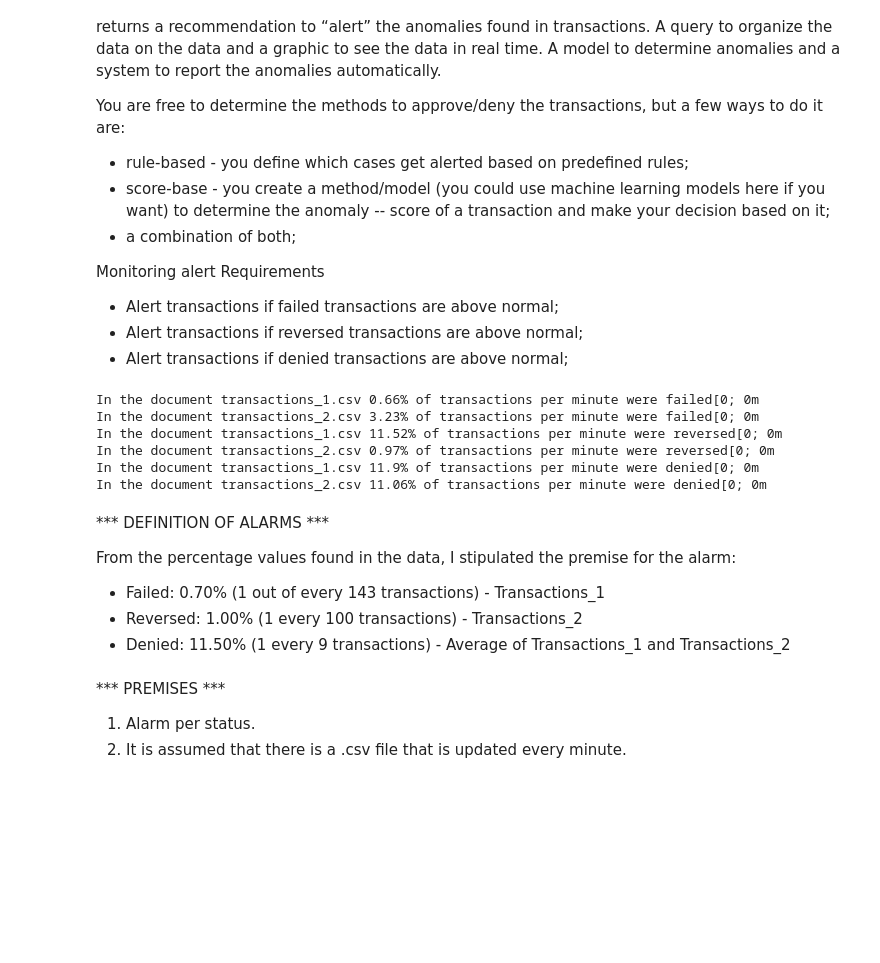
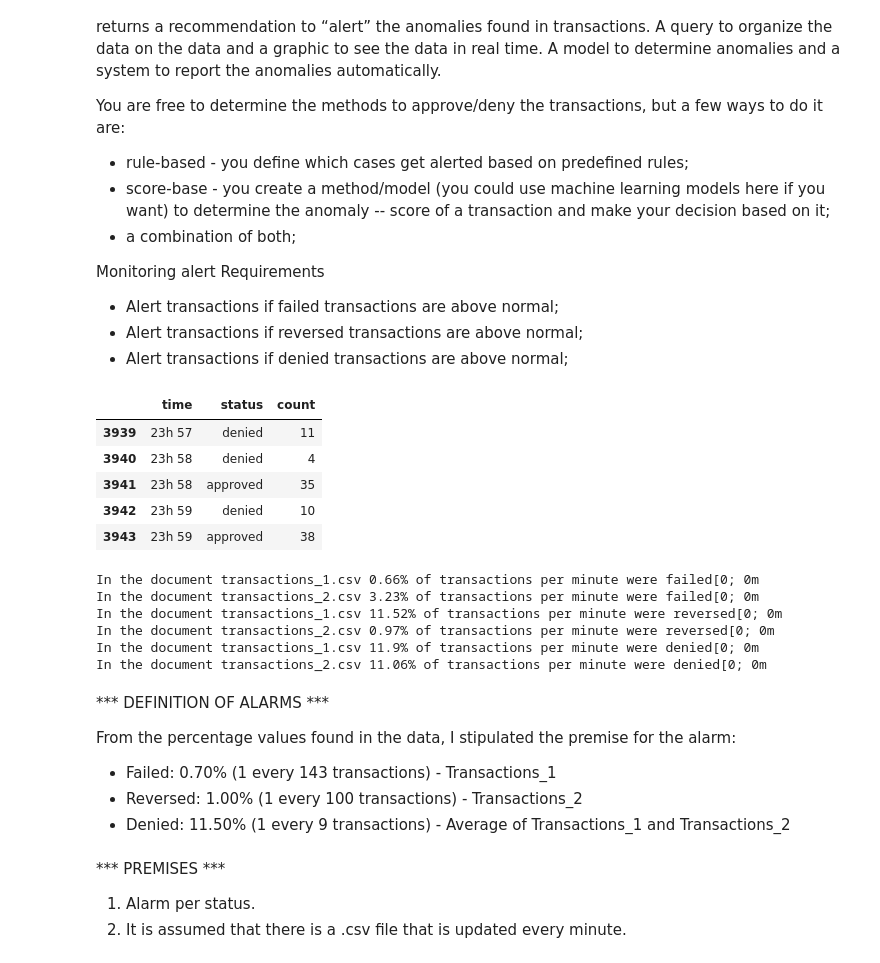
Before and after one commit to pedrofonsecapadilha/CloudWalk_Test, a Jupyter notebook: 3.2-SolveTheProblem.ipynb, the cells around one changed output. Cells and saved outputs as stored; diff of their text form; code cells hidden in the pictures; blank space fills up the shorter version.

```diff
--- a/3.2-SolveTheProblem.ipynb
+++ b/3.2-SolveTheProblem.ipynb
@@ -135,3 +135,35 @@ def plot_graph_h(doc, status):
+# %%
+# LOOKING THRU DATA
+import pandas as pd
+import pandasql as ps
+
+# data_1 = pd.read_csv('transactions_1.csv')
+
+# data_1 = ps.sqldf("""
+# SELECT
+#     *
+# FROM
+#     data_1
+# """)
+# data_1.head(5)
+
+data_2 = pd.read_csv('transactions_2.csv')
+
+data_2 = ps.sqldf("""
+SELECT
+    *
+FROM
+    data_2
+""")
+
+data_2.tail(5)
+# %% [output]
+|  | time | status | count |
+| 3939 | 23h 57 | denied | 11 |
+| 3940 | 23h 58 | denied | 4 |
+| 3941 | 23h 58 | approved | 35 |
+| 3942 | 23h 59 | denied | 10 |
+| 3943 | 23h 59 | approved | 38 |
 # %%
 # FUNCTION - ALARM SETTING
 # rule-based - you define which cases get alerted based on predefined rules
@@ -189,7 +221,7 @@ In the document transactions_2.csv 11.06% of transactions per minute were denied
 *** DEFINITION OF ALARMS ***
 
 From the percentage values found in the data, I stipulated the premise for the alarm:
-- Failed: 0.70% (1 out of every 143 transactions) - Transactions_1
+- Failed: 0.70% (1 every 143 transactions) - Transactions_1
 - Reversed: 1.00% (1 every 100 transactions) - Transactions_2
 - Denied: 11.50% (1 every 9 transactions) - Average of Transactions_1 and Transactions_2
 # %% [markdown]
```
Also changed, not shown: parts of 3 cells of this notebook, 7 other files.
